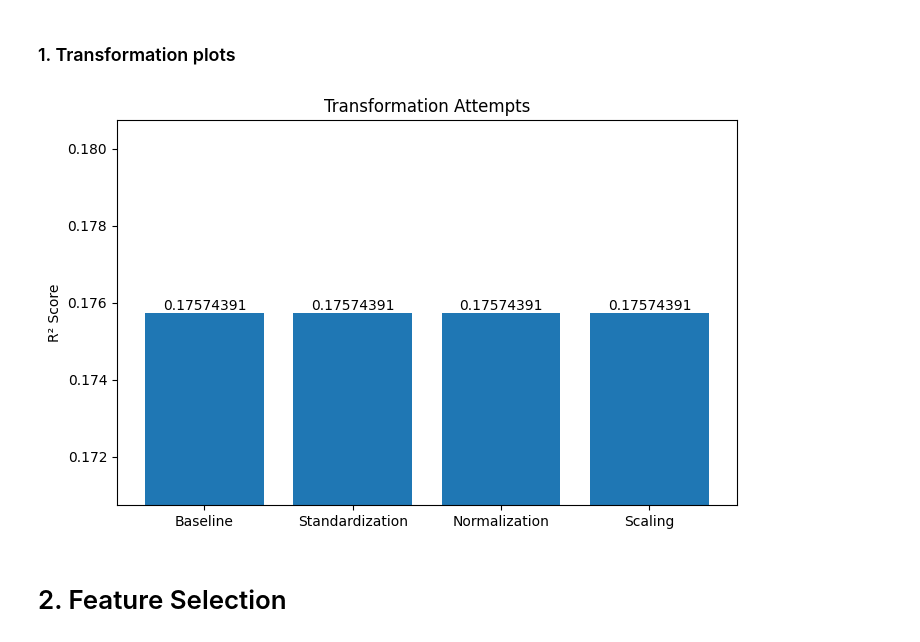
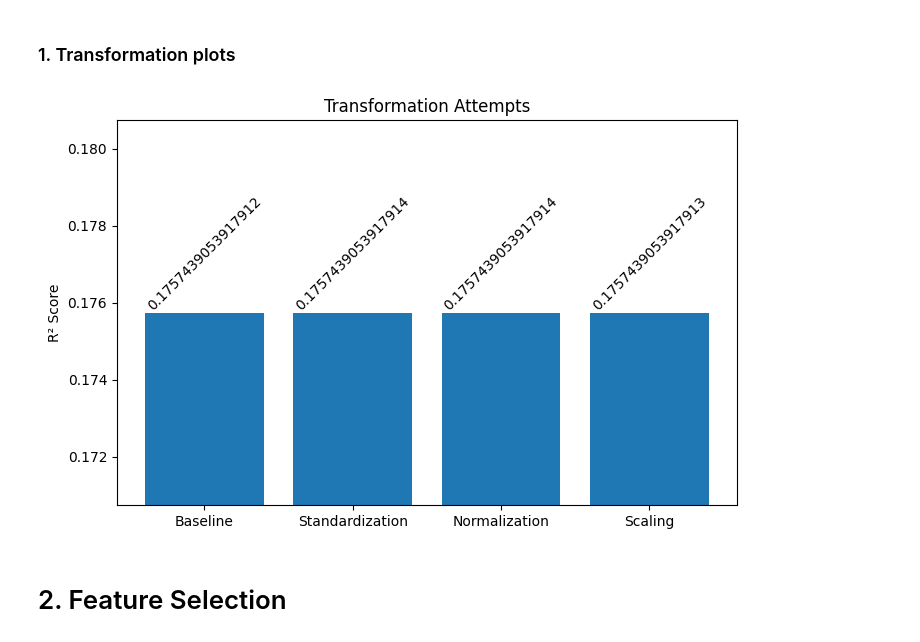
Before and after one commit to FlavioT04/London-Precipitation-Predictor, a Jupyter notebook: comp3400_project.ipynb, the cells around one changed output. Cells and saved outputs as stored; diff of their text form; code cells hidden in the pictures.

```diff
--- a/comp3400_project.ipynb
+++ b/comp3400_project.ipynb
@@ -8,7 +8,7 @@ import matplotlib.pyplot as plt
 # %% [markdown]
 # Exploratory Analysis
 # %%
-weather_data = pd.read_csv('london_weather.csv').drop(columns=['date'])
+weather_data = pd.read_csv('data/london_weather.csv').drop(columns=['date'])
 weather_data.head()
 # %% [output]
 |  | cloud_cover | sunshine | global_radiation | max_temp | mean_temp | min_temp | precipitation | pressure | ... |
@@ -329,19 +329,19 @@ Outlier attempt 3: 0.1757439053917914
 # %%
 transformation_labels = ['Baseline', 'Standardization', 'Normalization', 'Scaling']
 transformation_scores = [score, score_std, score_norm, score_sc]
 
 plt.figure(figsize=(8, 5))
 plt.bar(transformation_labels, transformation_scores)
 plt.ylabel('R² Score')
 plt.title('Transformation Attempts')
 plt.ylim(min(transformation_scores) - 0.005, max(transformation_scores) + 0.005)
 
 for i, score in enumerate(transformation_scores):
-    plt.text(i, score, f'{score:.8f}', ha='center', va='bottom')
+    plt.text(i, score, f'{score:.16f}', ha='center', va='bottom', rotation=45)
 
 plt.show()
 # %% [output]
-[figure, old version]
+[figure, new version]
 # %% [markdown]
 # 2. Feature Selection
 # %%
```
